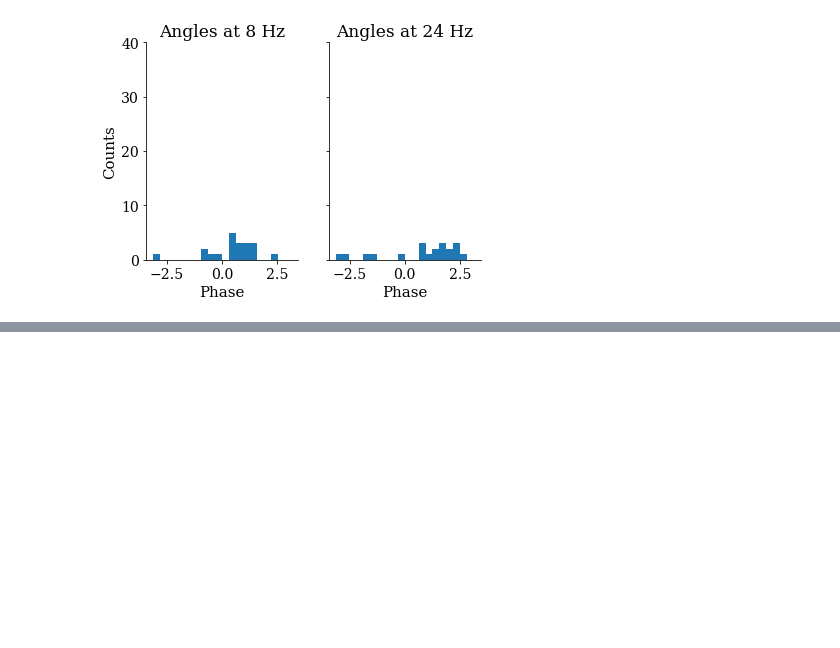
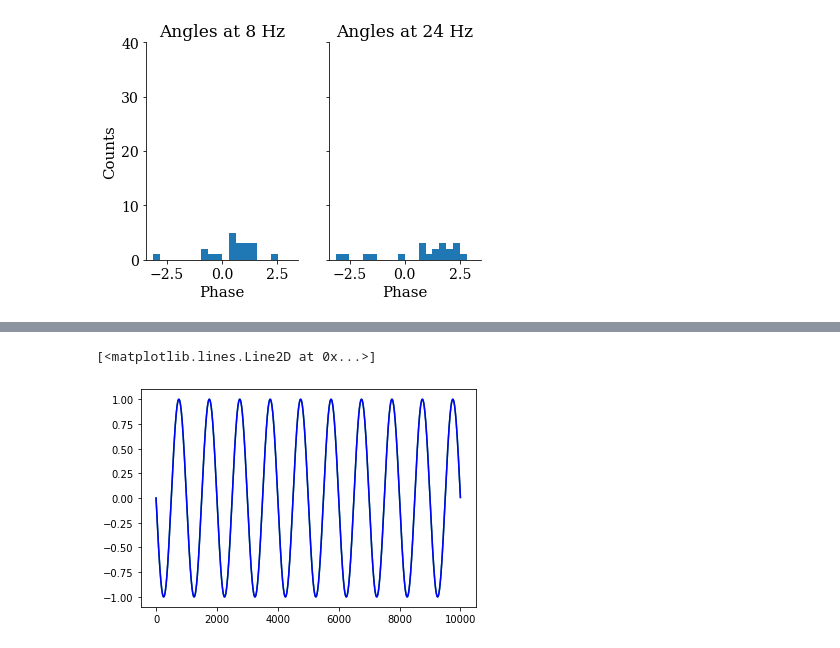
Before and after one commit to benedetta-mariani/scripts, a Jupyter notebook: Practice.ipynb, the cells around one changed output, grey strips where cells are left out. Saved outputs shown, nothing was run; the diff lists cells and outputs as text; code cells hidden in the pictures; blank space fills up the shorter version.

```diff
--- a/Practice.ipynb
+++ b/Practice.ipynb
@@ -204,0 +215,7 @@ a2.set_xlabel('Phase');
+# %%
+#plt.plot(np.sin(2*np.pi*np.arange(0,10,0.001)), 'r-')
+plt.plot(, 'g-')
+plt.plot(np.sin(2*np.pi*np.arange(0,10,0.001)-np.pi), 'b-')
+# %% [output]
+[<matplotlib.lines.Line2D at 0x...>]
+[figure, added]
```
Also changed, not shown: parts of 8 cells of this notebook, 1 other file.
